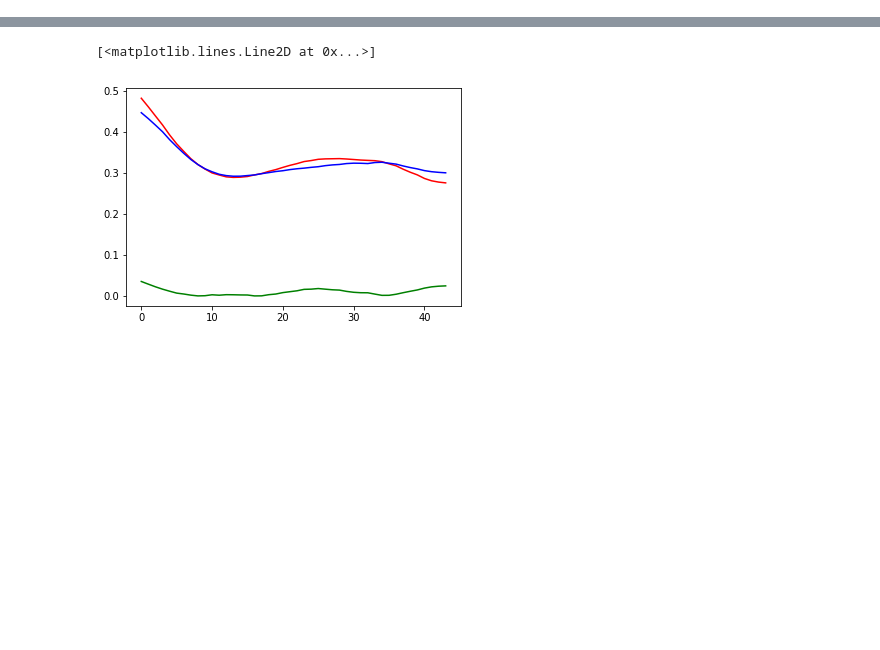
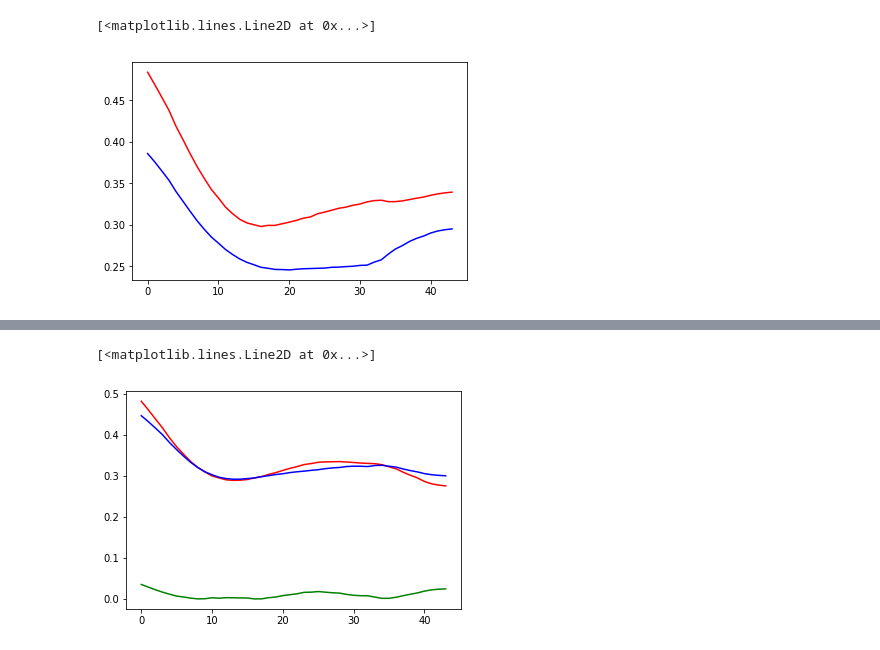
Before and after one commit to ameya005/Phys-GAN, a Jupyter notebook: p2_analysis.ipynb, the cells around one changed output, grey strips where cells are left out. Saved outputs shown, nothing was run; the diff lists cells and outputs as text; code cells hidden in the pictures; blank space fills up the shorter version.

```diff
--- a/p2_analysis.ipynb
+++ b/p2_analysis.ipynb
@@ -38,3 +56,12 @@ import pickle as pkl
+# %%
+new_p2 = p2_fn(g_img.cuda().unsqueeze(0).unsqueeze(1)).cpu().detach().numpy()
+# %%
+plt.plot(p2_curve[0,:].cpu().detach().numpy(), color='red')
+plt.plot(new_p2[0,:], color='blue')
+#plt.plot(diffs[12][0,:], color='green')
+# %% [output]
+[<matplotlib.lines.Line2D at 0x...>]
+[figure, added]
 # %%
 with open('outputs_p2_2/stats.pkl', 'rb') as f:
     output_dict = pkl.load(f)
```
Also changed, not shown: parts of 15 cells of this notebook, 3 other files.
